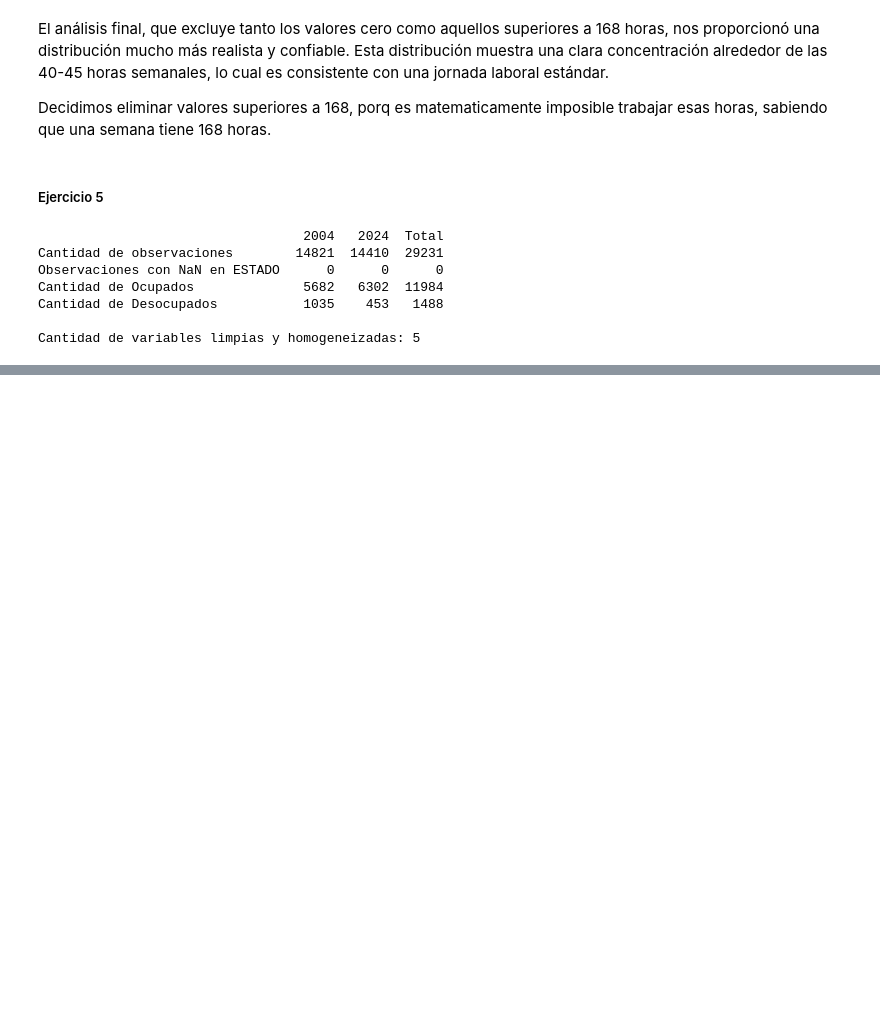
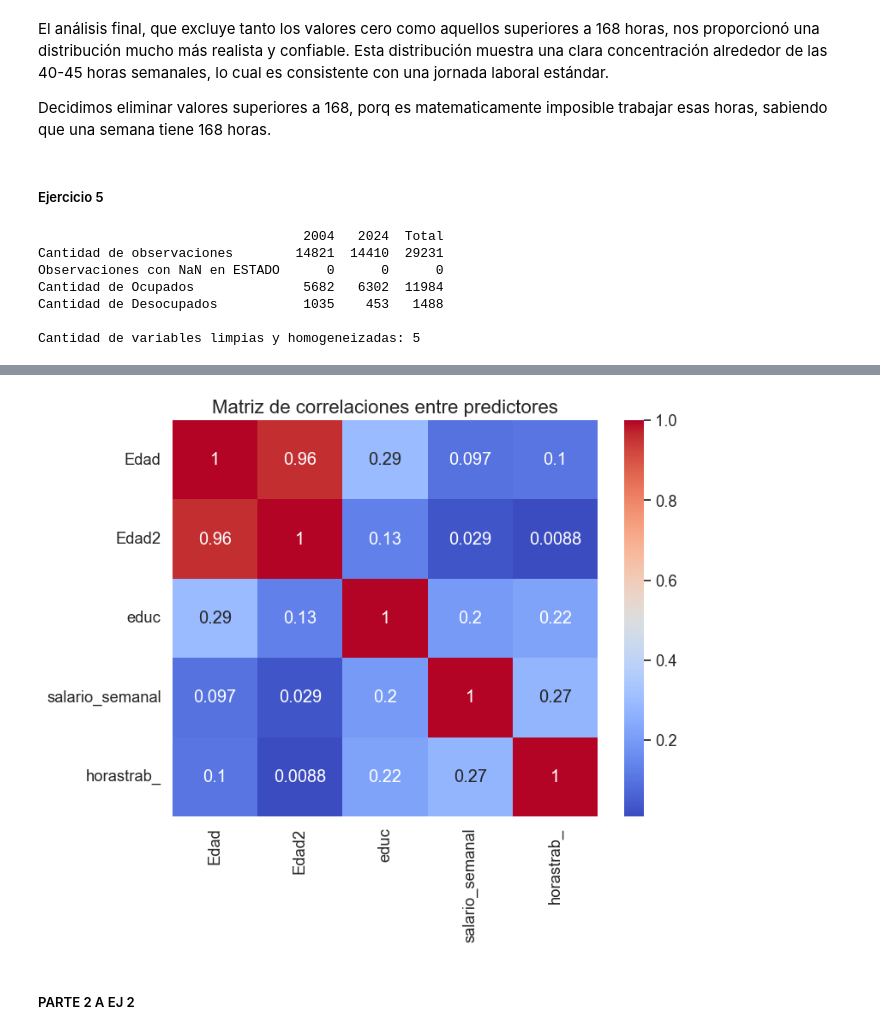
Before and after one commit to MaxiPetrini/BigDataUBA-Grupo16, a Jupyter notebook: TP3_Grupo 16/Tp3.ipynb, the cells around one changed output, grey strips where cells are left out. Cells and saved outputs as stored; diff of their text form; code cells hidden in the pictures; blank space fills up the shorter version.

```diff
--- a/TP3_Grupo 16/Tp3.ipynb
+++ b/TP3_Grupo 16/Tp3.ipynb
@@ -328,0 +325,9 @@ plt.show()
+# %%
+plt.figure(figsize=(8, 6))
+sns.heatmap(Variab_m.corr(), annot=True, cmap='coolwarm')
+plt.title("Matriz de correlaciones entre predictores")
+plt.show()
+# %% [output]
+[figure, added]
+# %% [markdown]
+##### PARTE 2 A EJ 2
```
Also changed, not shown: parts of 13 cells of this notebook.
